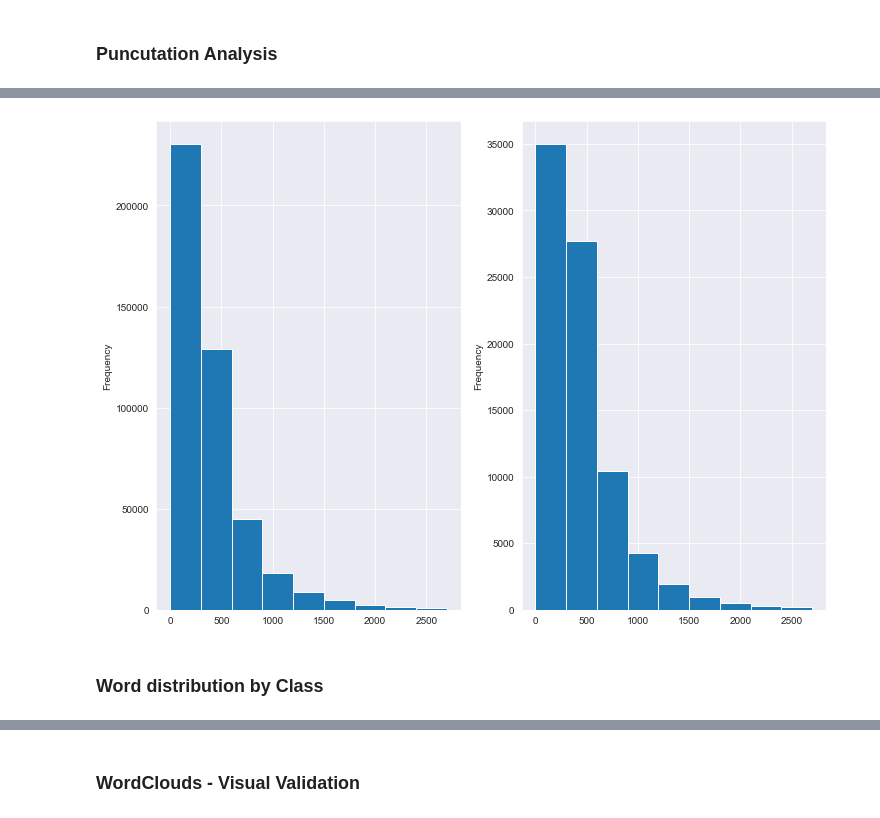
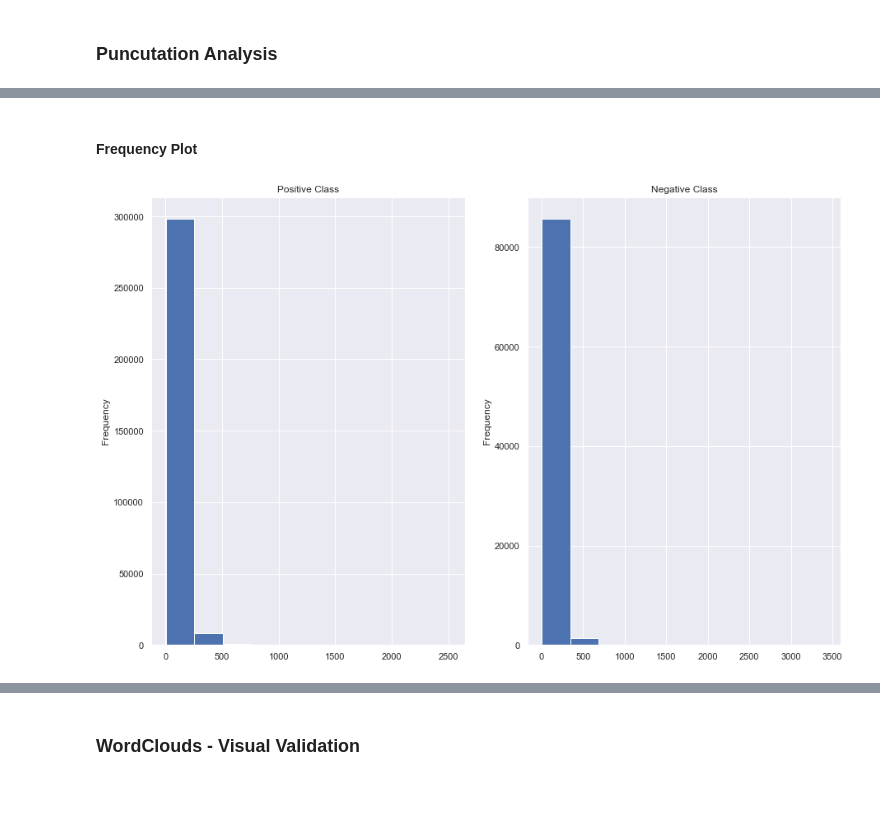
Before and after one commit to adimyth/customer_sentiment_analysis, a Jupyter notebook: notebooks/exploratory_data_analysis.ipynb, the cells around one changed output, grey strips where cells are left out. Cells and saved outputs as stored; diff of their text form; code cells hidden in the pictures; blank space fills up the shorter version.

```diff
--- a/notebooks/exploratory_data_analysis.ipynb
+++ b/notebooks/exploratory_data_analysis.ipynb
@@ -626,0 +675,12 @@ temp.head(20)
+# %%
+fig, ax = plt.subplots(1, 2, figsize=(20, 15))
+
+top_n_bigrams = get_top_ngram(df.loc[df["Class"]=="Positive"]["Summary"].str.strip().str.lower(), 3)
+x, y = map(list, zip(*top_n_bigrams))
+sns.barplot(x=y, y=x, ax=ax[0])
+ax[0].set_title("Positive Class")
+
+top_n_bigrams = get_top_ngram(df.loc[df["Class"]=="Negative"]["Summary"].str.strip().str.lower(), 3)
+x, y = map(list, zip(*top_n_bigrams))
+sns.barplot(x=y, y=x, ax=ax[1])
+_ = ax[1].set_title("Negative Class")
@@ -627,2 +689,5 @@ temp.head(20)
 # %% [markdown]
 ### Puncutation Analysis
+# %%
+df["summary_punc"] = df["Summary"].apply(lambda x : [c for c in x if c in string.punctuation])
+df["summary_punc_len"] = df["summary_punc"].apply(lambda x: len(x))
@@ -643,0 +723,2 @@ _ = df["Text"].str.len().plot(kind="hist", bins=np.arange(0, 3000, 300))
+# %%
+df["text_length"] = df["Text"].str.strip().str.len()
@@ -645,0 +739,2 @@ _ = df["Text"].str.len().plot(kind="hist", bins=np.arange(0, 3000, 300))
+# %%
+df["text_word_count"] = df["Text"].str.split().apply(lambda x: len(x))
@@ -646,8 +759,10 @@ _ = df["Text"].str.len().plot(kind="hist", bins=np.arange(0, 3000, 300))
+# %% [markdown]
+#### Frequency Plot
 # %%
-fig, ax = plt.subplots(1, 2, figsize=(12, 9))
-_ = df.loc[df["Class"]=="Positive"]["Text"].str.len().plot(kind="hist", bins=np.arange(0, 3000, 300), ax=ax[0])
-_ = df.loc[df["Class"]=="Negative"]["Text"].str.len().plot(kind="hist", bins=np.arange(0, 3000, 300), ax=ax[1])
+fig, ax = plt.subplots(1, 2, figsize=(15, 10))
+df.loc[df["Class"]=="Positive"]["text_word_count"].plot.hist(ax=ax[0])
+ax[0].set_title("Positive Class")
+df.loc[df["Class"]=="Negative"]["text_word_count"].plot.hist(ax=ax[1])
+_ = ax[1].set_title("Negative Class")
 # %% [output]
-[figure, old version]
+[figure, new version]
-# %% [markdown]
-### Word distribution by Class
```
Also changed, not shown: parts of 166 cells of this notebook, 2 other files.
